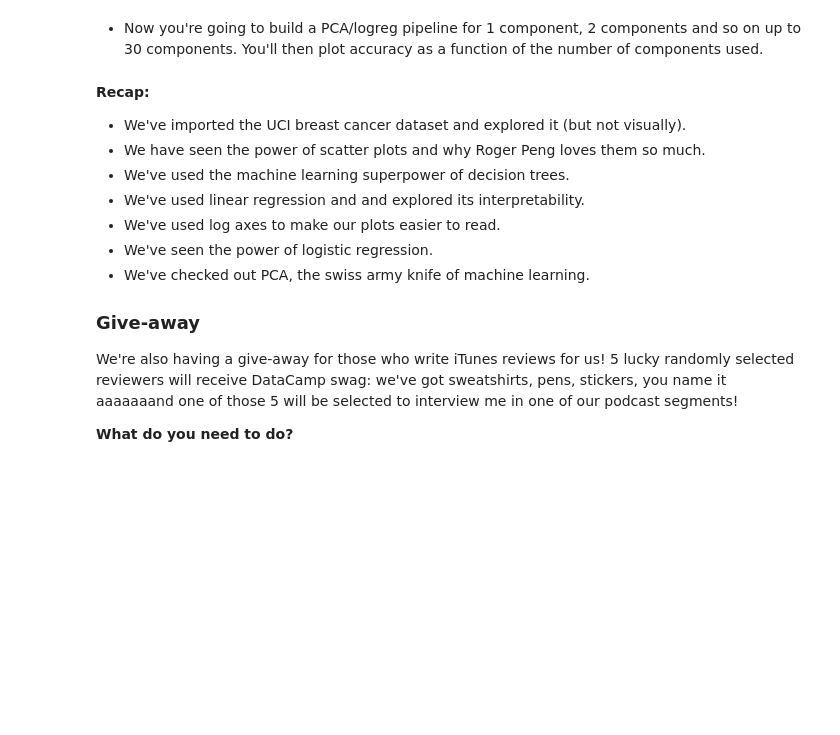
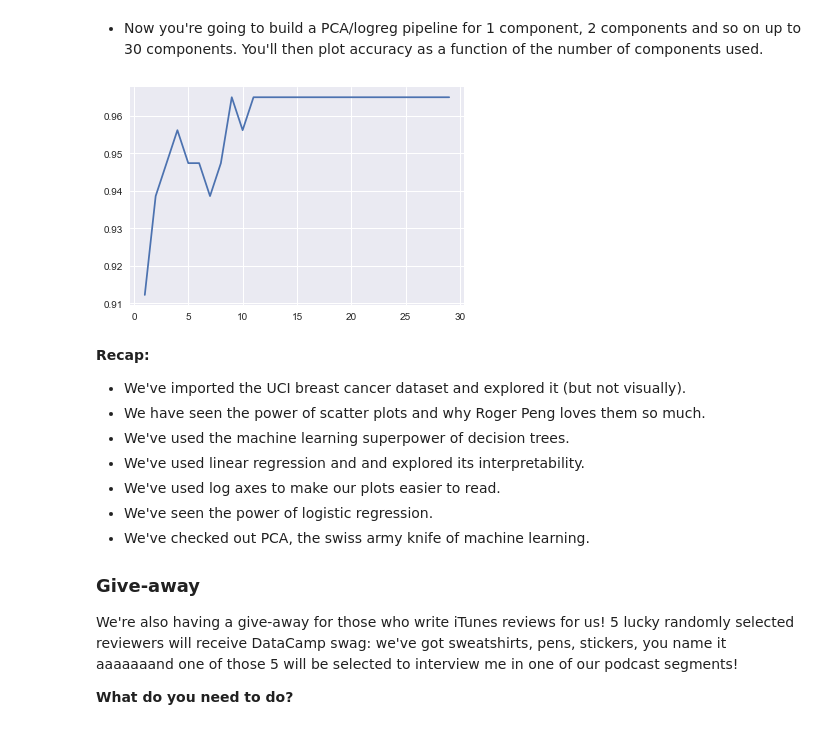
Before and after one commit to AbdullahMohammadKhan/datacamp_facebook_live_dataframed, a Jupyter notebook: fb_live_dataframed.ipynb, the cells around one changed output. Cells and saved outputs as stored; diff of their text form; code cells hidden in the pictures; blank space fills up the shorter version.

```diff
--- a/fb_live_dataframed.ipynb
+++ b/fb_live_dataframed.ipynb
@@ -601,5 +627,16 @@ ____
 # %% [markdown]
 * Now you're going to build a PCA/logreg pipeline for 1 component, 2 components and so on up to 30 components. You'll then plot accuracy as a function of the number of components used.
+# %%
+x1 = np.arange(1,30)
+y1 = []
+for i in x1:
+    pca = PCA(n_components=i)
+    pipe = Pipeline(steps=[('pca', pca), ('logistic', logistic)])
+    pipe.fit(X_train,y_train)
+    y1.append(pipe.score(X_test,y_test))
+plt.plot(x1,y1);
+# %% [output]
+[figure, added]
 # %% [markdown]
 **Recap:**
 
```
Also changed, not shown: parts of 20 cells of this notebook.
